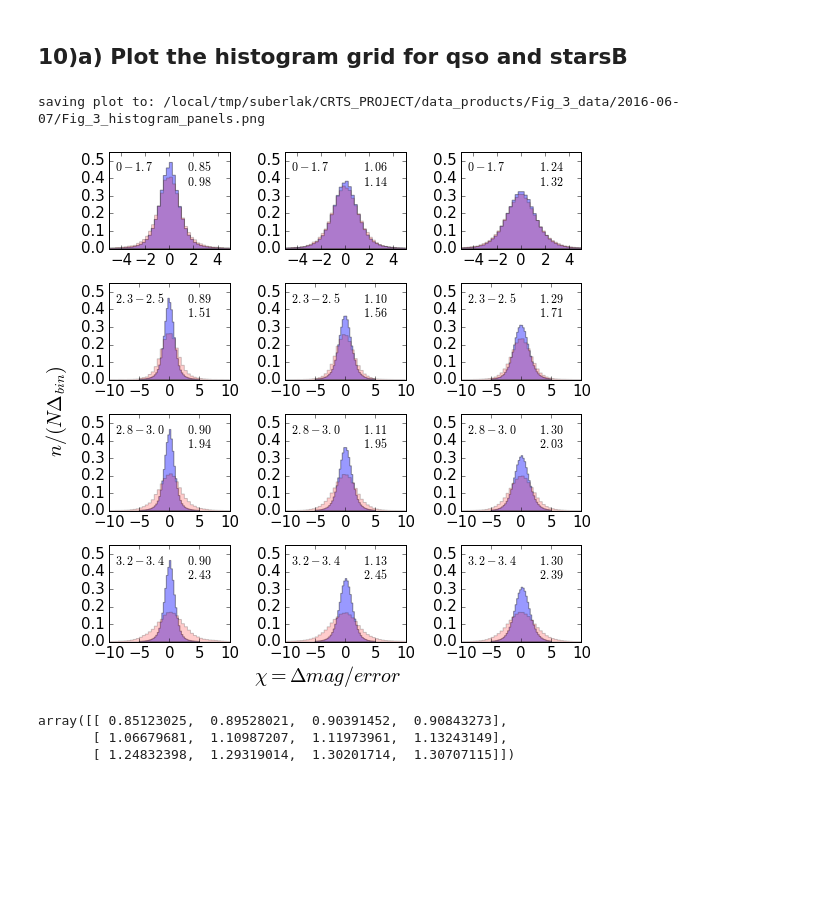
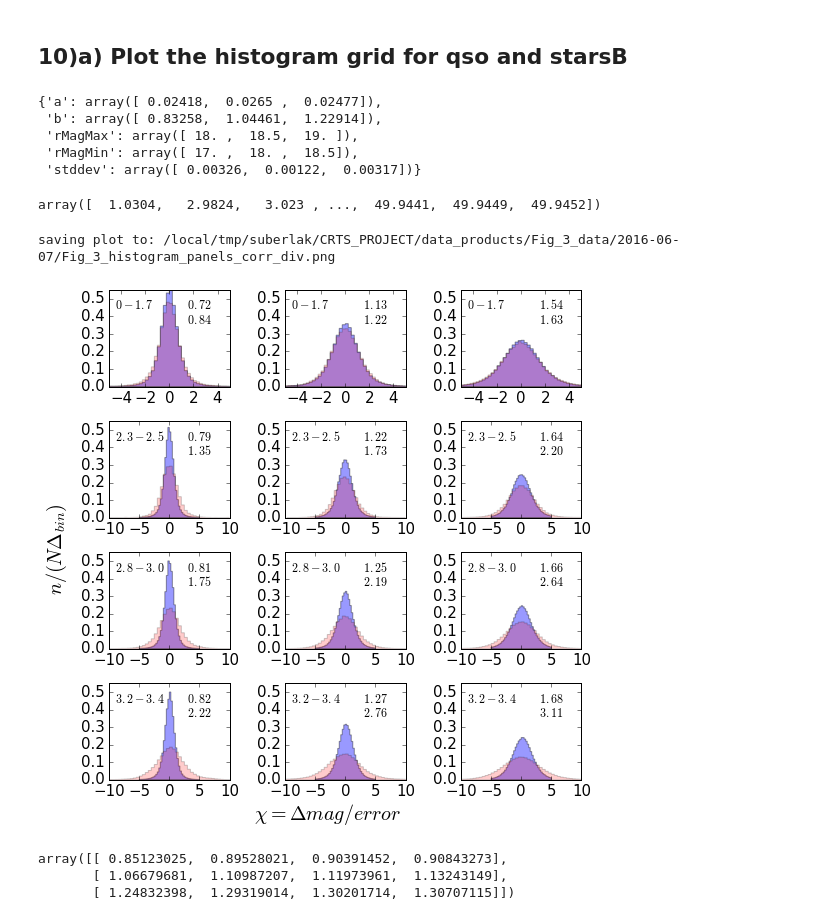
Before and after one commit to suberlak/CRTS_PROJECT, a Jupyter notebook: E_Fig_3_histogram_panels.ipynb, the cells around one changed output. Drawn from its saved outputs; the diff is of its cells as text; code cells hidden in the pictures; blank space fills up the shorter version.

```diff
--- a/E_Fig_3_histogram_panels.ipynb
+++ b/E_Fig_3_histogram_panels.ipynb
@@ -55,8 +55,8 @@ star_cat
  'ra_SDSS': array([ 311.0213 ,   58.42855,  325.76031, ...,  352.70065,  339.4133 ,
          328.74106])}
 # %%
-Min = 17
-Max = 18
+Min = 18.5
+Max = 19
 magnitudes = ['r']  # don't need g magnitude , decided to use only r magnitude
 
 # Where to save the samples of log(tau), as well as the table results  ...
@@ -188,8 +188,7 @@ Saved r_cut_17-18_starsB_mi_tau_ei-log_tau_3.2-3.4.txt
 
 b = 'r_cut'
 # Use today's data...
-outDir = os.path.join(os.getcwd()[:-4],'data_products/'+'Fig_3_data',
-                      datetime.datetime.now().strftime('%Y-%m-%d')+ '/')
+outDir = os.path.join(os.getcwd()[:-4],'data_products/'+'Fig_3_data/2016-06-07/')
 # Use data from another day
 #outDir = os.path.join(os.getcwd(), 'Fig_3_data','2016-02-12_histogram_table/')
 
@@ -234,6 +233,22 @@ Max_arr = [18, 18.5, 19]
 tau_min_arr = [0,   2.3, 2.8, 3.2]
 tau_max_arr = [1.7, 2.5, 3.0, 3.4]
 xlims_arr = [5,10,10,10]
+# %%
+# Read in the linear correction coefficients....
+File = '/local/tmp/suberlak/CRTS_PROJECT/data_products/Fig_3_data/2016-06-07/fc_starsB_a_b_coeff.txt'
+colnames = open(File,'r').read().splitlines()[0][1:].split()
+datatable = np.genfromtxt(File, dtype=float)
+coeffs = {}
+for label, column in zip(colnames, datatable.T):
+    coeffs[label] = column
+# %%
+coeffs
+# %% [output]
+{'a': array([ 0.02418,  0.0265 ,  0.02477]),
+ 'b': array([ 0.83258,  1.04461,  1.22914]),
+ 'rMagMax': array([ 18. ,  18.5,  19. ]),
+ 'rMagMin': array([ 17. ,  18. ,  18.5]),
+ 'stddev': array([ 0.00326,  0.00122,  0.00317])}
 # %%
 # just for testing  - load only 1/16 files (one for QSO one for Stars) and experiment with how it looks
 # if you use that, make sure to comment out those lines below !
@@ -247,6 +262,10 @@ vS = np.loadtxt(datafileS, unpack=True)
 datafileQ = outDir+b+'_'+str(Min_arr[j])+'-'+str(Max_arr[j])+'_'+'qso'+'_mi_tau_ei-log_tau_'+\
         str(tau_min_arr[i])+'-'+str(tau_max_arr[i])+'.txt'
 vQ = np.loadtxt(datafileQ, unpack=True)
+# %%
+vS[1]
+# %% [output]
+array([  1.0304,   2.9824,   3.023 , ...,  49.9441,  49.9449,  49.9452])
 # %%
 import matplotlib
 matplotlib.rc('xtick', labelsize=15)
@@ -261,47 +280,54 @@ store_fc_starB = np.zeros((3,4))
 for i in range(len(tau_max_arr)):  #
     for j in range(len(Min_arr) ):  #
 
+        a = coeffs['a'][coeffs['rMagMin'] == Min_arr[j]]
+        b = coeffs['b'][coeffs['rMagMin'] == Min_arr[j]]
+        tau = (tau_max_arr[i] + tau_min_arr[i])/2.0
+        bin_fc = 1.0/ ( a* tau + b)
+
         # if not testing,  uncomment   datafileS,  vS,   datafileQ, vQ
-        datafileS = outDir+b+'_'+str(Min_arr[j])+'-'+str(Max_arr[j])+'_'+'starsB'+'_mi_tau_ei-log_tau_'+\
+
+        datafileS = outDir+'r_cut_'+str(Min_arr[j])+'-'+str(Max_arr[j])+'_'+'starsB'+'_mi_tau_ei-log_tau_'+\
                         str(tau_min_arr[i])+'-'+str(tau_max_arr[i])+'.txt'
         vS = np.loadtxt(datafileS, unpack=True)
-        chiS = vS[0]/vS[2]
+        chiS = vS[0]/(bin_fc*vS[2])
         chiSok = chiS[np.abs(chiS)<5]
         stdev_rob_S = 0.7414 *(np.percentile(chiSok,75) - np.percentile(chiSok,25) )
-        datafileQ = outDir+b+'_'+str(Min_arr[j])+'-'+str(Max_arr[j])+'_'+'qso'+'_mi_tau_ei-log_tau_'+\
+
+        datafileQ = outDir+'r_cut_'+str(Min_arr[j])+'-'+str(Max_arr[j])+'_'+'qso'+'_mi_tau_ei-log_tau_'+\
                 str(tau_min_arr[i])+'-'+str(tau_max_arr[i])+'.txt'
         vQ = np.loadtxt(datafileQ, unpack=True)
-        chiQ = vQ[0]/vQ[2]
+        chiQ = vQ[0]/(bin_fc*vQ[2])
         chiQok = chiQ[np.abs(chiQ)<xlims_arr[i]]
 
         # plot histograms
         Xlabel = '$\chi = \Delta mag / error$'
         Ylabel = '$n / (N\Delta_{bin})$'
         Xmin = -xlims_arr[i]
         Xmax = xlims_arr[i]
         bins = 40
         title= r'$ '+' '+ str(tau_min_arr[i])+'-'+str(tau_max_arr[i])+'$'
         plot2Chistograms(chiQok, chiSok, Xmin=Xmin, Xmax=Xmax, Ymin=0.0,
                              Ymax=0.55, Xlabel=Xlabel, Ylabel=Ylabel, ax=axs[i,j],bins=bins,
                          title=title)
         # save the value of robust width of stellar chi distribution...
         stdev_rob_S = 0.7414 *(np.percentile(chiSok,75) - np.percentile(chiSok,25) )
         #store_fc_starB[row,column] = [magnitude_max, deltaTrange]
         store_fc_starB[j,i] = stdev_rob_S
 fig.text(0.5, 0.04, Xlabel, ha='center', va='center',fontsize=20)
 fig.text(0.03, 0.5, Ylabel, ha='center', va='center', rotation='vertical',fontsize=20)
 
 #name = 'poster_r_cut_qso_starsB_histogram_grid.png'
 #name = None
-name = outDir+'Fig_3_histogram_panels_corr.png'
+name = outDir+'Fig_3_histogram_panels_corr_div.png'
 if (name is None):
     plt.show()
 else:
     print 'saving plot to:', name
     plt.savefig(name, bbox_inches='tight')
 # %% [output]
-saving plot to: /local/tmp/suberlak/CRTS_PROJECT/data_products/Fig_3_data/2016-06-07/Fig_3_histogram_panels.png
+saving plot to: /local/tmp/suberlak/CRTS_PROJECT/data_products/Fig_3_data/2016-06-07/Fig_3_histogram_panels_corr_div.png
-[figure, old version]
+[figure, new version]
 # %%
 # This are the data for Table 1 in the paper, with values of chi for various
 # magnitude-log(tau) bins for blue stars
```
Also changed, not shown: parts of 3 cells of this notebook.
